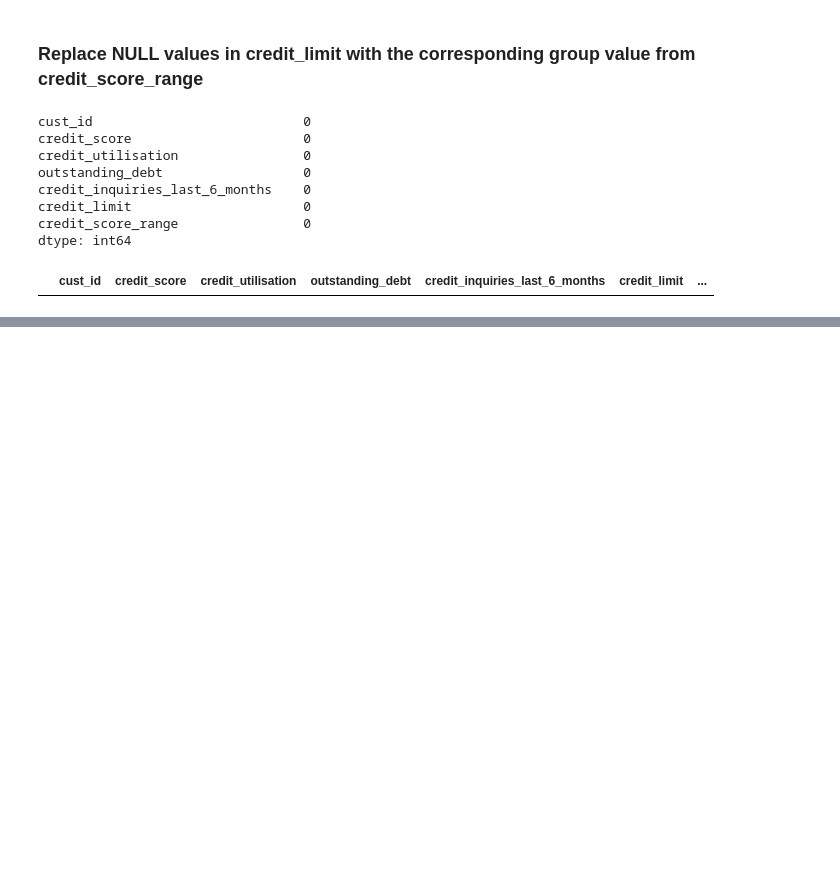
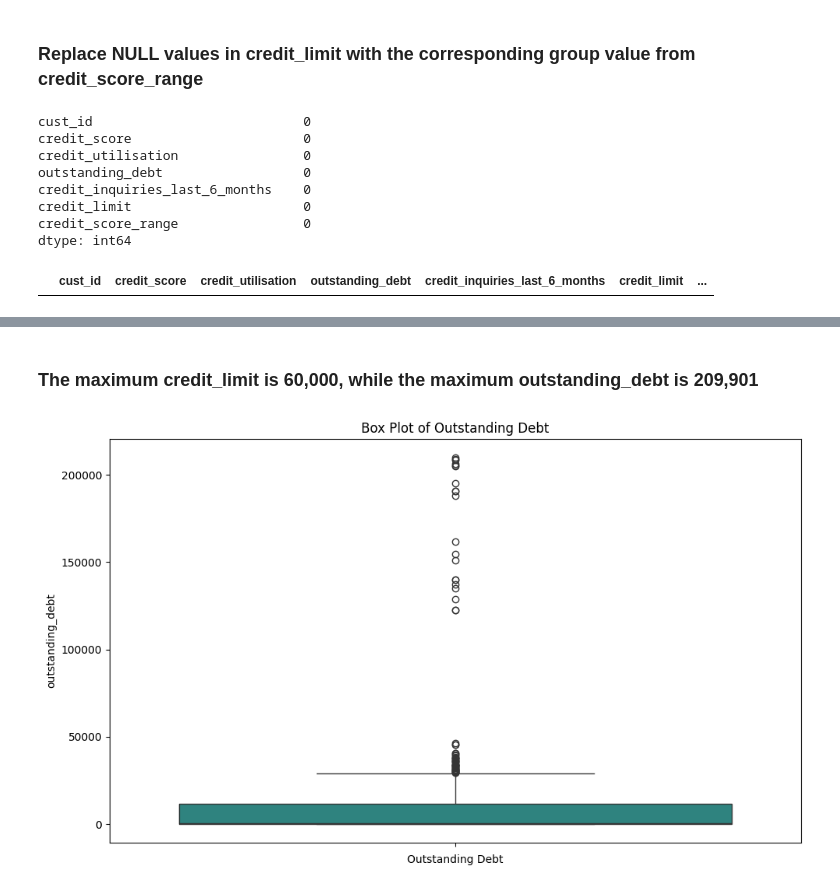
Before and after one commit to ashishjadhav123/AtliQo-Bank-Credit-Card-Launch, a Jupyter notebook: AtliQo Bank Phase1.ipynb, the cells around one changed output, grey strips where cells are left out. Drawn from its saved outputs; the diff is of its cells as text; code cells hidden in the pictures; blank space fills up the shorter version.

Commit message:
Data Cleaning: Credit Score Table - Part 2 28-09-2025

```diff
--- a/AtliQo Bank Phase1.ipynb
+++ b/AtliQo Bank Phase1.ipynb
@@ -404,0 +420,11 @@ df_credit_profile[df_credit_profile['credit_limit'].isnull()]
+# %% [markdown]
+<h3> The maximum credit_limit is 60,000, while the maximum outstanding_debt is 209,901 </h3>
+# %%
+plt.figure(figsize=(10,6))
+sns.boxplot(data=df_credit_profile['outstanding_debt'],palette='viridis')
+plt.title('Box Plot of Outstanding Debt')
+plt.xlabel('Outstanding Debt')
+plt.tight_layout()
+plt.show()
+# %% [output]
+[figure, added]
```
Also changed, not shown: parts of 16 cells of this notebook.
